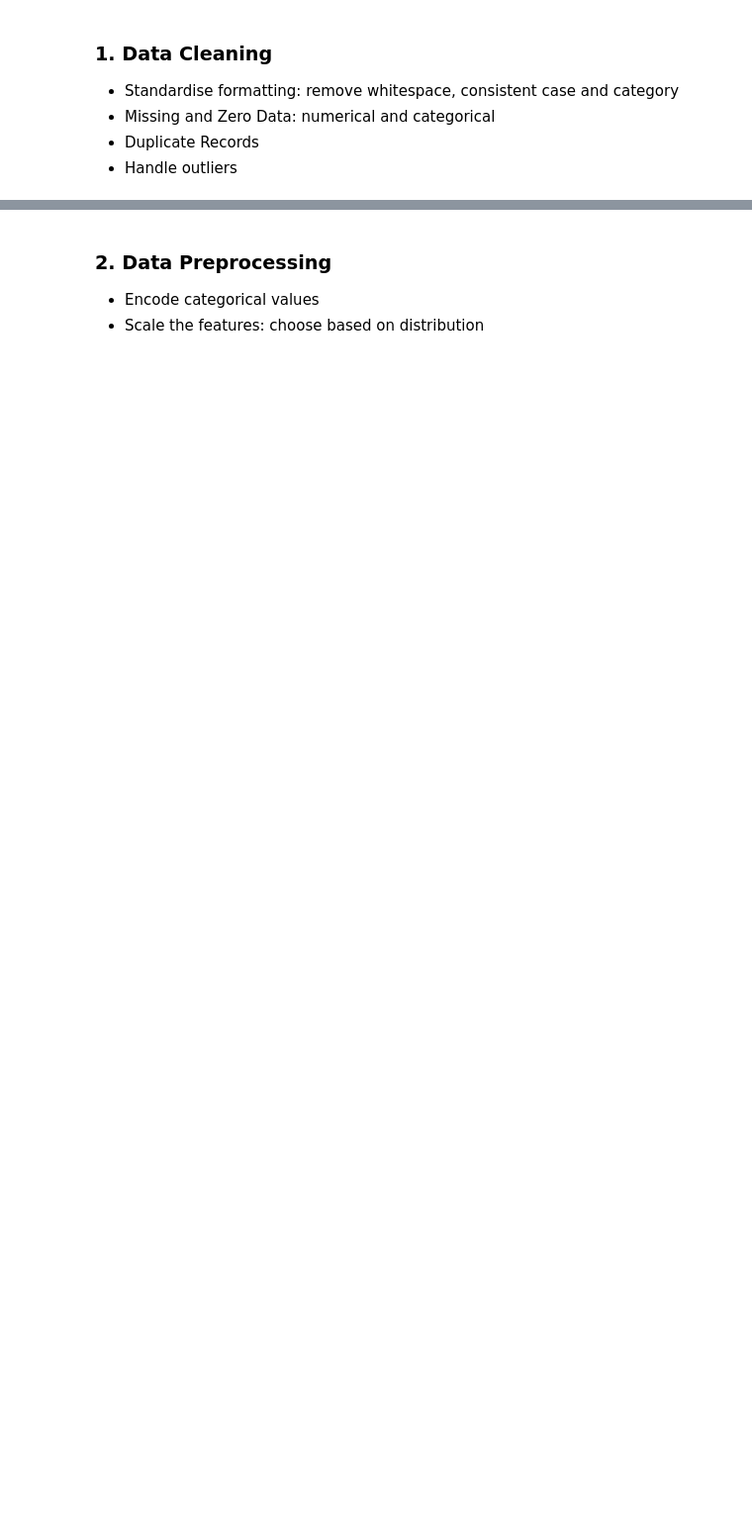
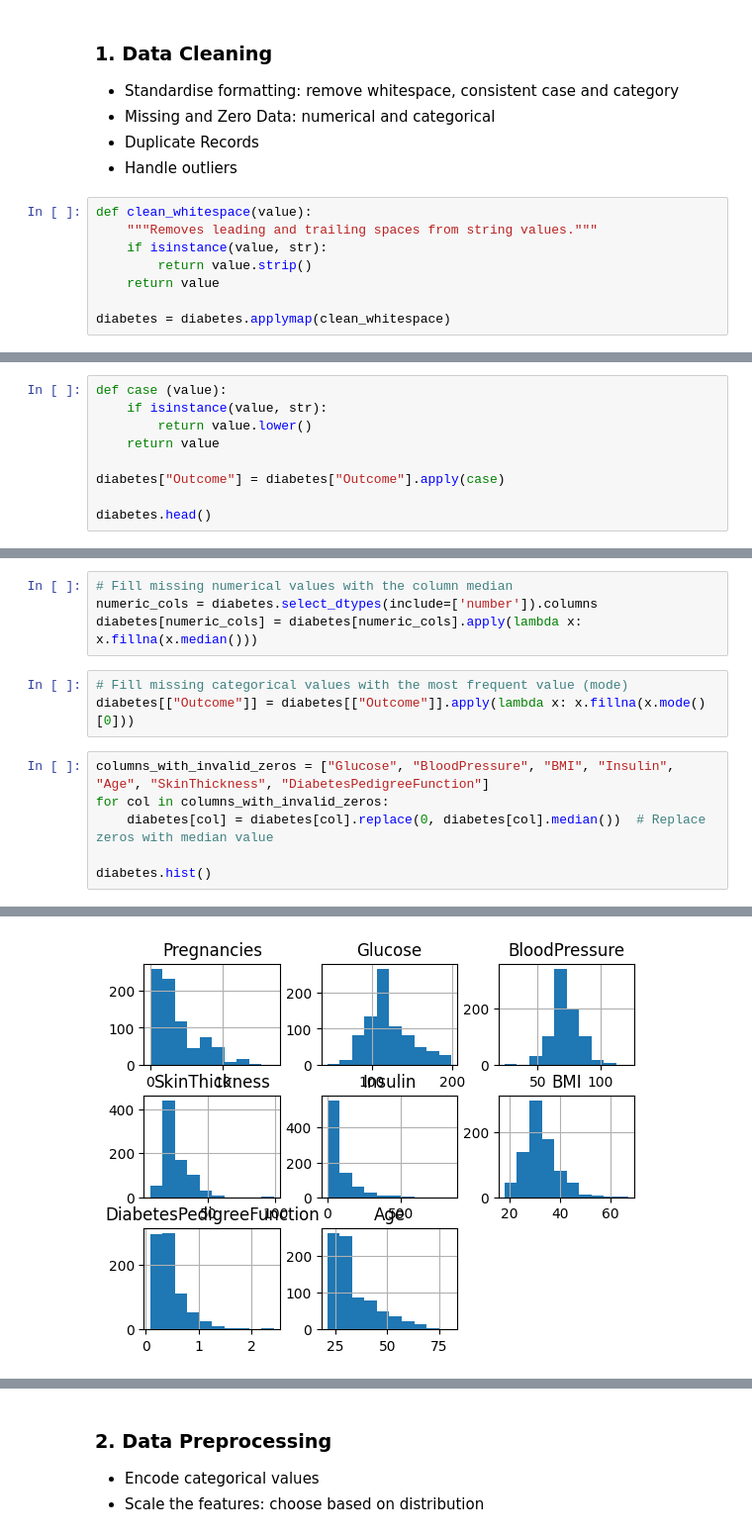
Before and after one commit to footroot/C12-Lecture-Backpack, a Jupyter notebook: Data Science (DS)/Week10/TaskWalkthrough1/Code/diabetes_predictor.ipynb, the cells around one changed output, grey strips where cells are left out. Shown at 99% size. Cells and saved outputs as stored; diff of their text form; blank space fills up the shorter version.

```diff
--- a/Data Science (DS)/Week10/TaskWalkthrough1/Code/diabetes_predictor.ipynb
+++ b/Data Science (DS)/Week10/TaskWalkthrough1/Code/diabetes_predictor.ipynb
@@ -23,3 +83,11 @@ from sklearn.metrics import mean_squared_error, accuracy_score, confusion_matrix
 - Missing and Zero Data: numerical and categorical
 - Duplicate Records
 - Handle outliers
+# %%
+def clean_whitespace(value):
+    """Removes leading and trailing spaces from string values."""
+    if isinstance(value, str):
+        return value.strip()
+    return value
+
+diabetes = diabetes.applymap(clean_whitespace)
@@ -25,0 +103,9 @@ from sklearn.metrics import mean_squared_error, accuracy_score, confusion_matrix
+# %%
+def case (value):
+    if isinstance(value, str):
+        return value.lower()
+    return value
+
+diabetes["Outcome"] = diabetes["Outcome"].apply(case)
+
+diabetes.head()
@@ -25,0 +126,14 @@ from sklearn.metrics import mean_squared_error, accuracy_score, confusion_matrix
+# %%
+# Fill missing numerical values with the column median
+numeric_cols = diabetes.select_dtypes(include=['number']).columns
+diabetes[numeric_cols] = diabetes[numeric_cols].apply(lambda x: x.fillna(x.median()))
+# %%
+# Fill missing categorical values with the most frequent value (mode)
+diabetes[["Outcome"]] = diabetes[["Outcome"]].apply(lambda x: x.fillna(x.mode()[0]))
+# %%
+columns_with_invalid_zeros = ["Glucose", "BloodPressure", "BMI", "Insulin", "Age", "SkinThickness", "DiabetesPedigreeFunction"]
+for col in columns_with_invalid_zeros:
+    diabetes[col] = diabetes[col].replace(0, diabetes[col].median())  # Replace zeros with median value
+
+diabetes.hist()
+# %% [output]
@@ -25,0 +149 @@ from sklearn.metrics import mean_squared_error, accuracy_score, confusion_matrix
+[figure, added]
```
Also changed, not shown: parts of 17 cells of this notebook.
